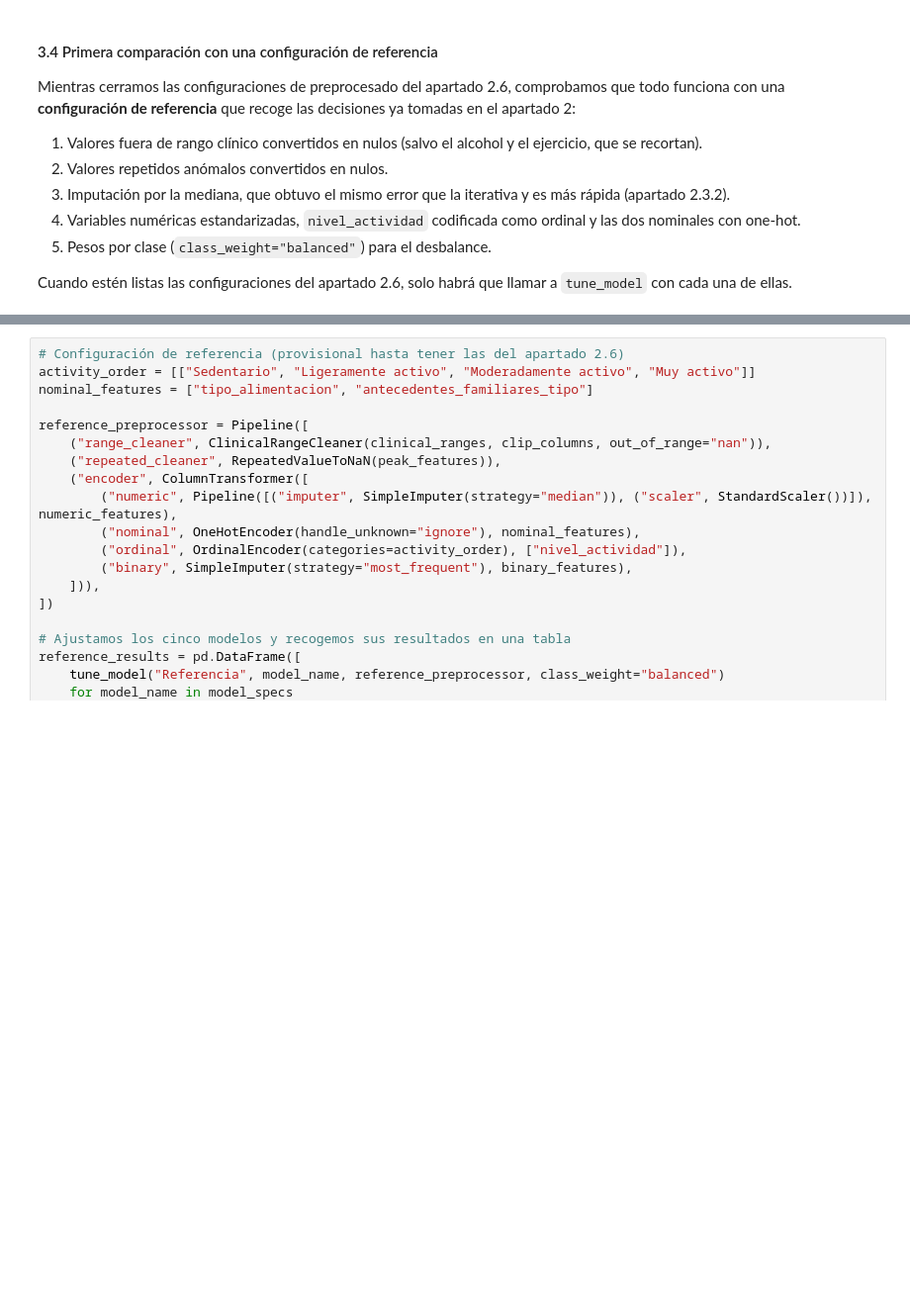
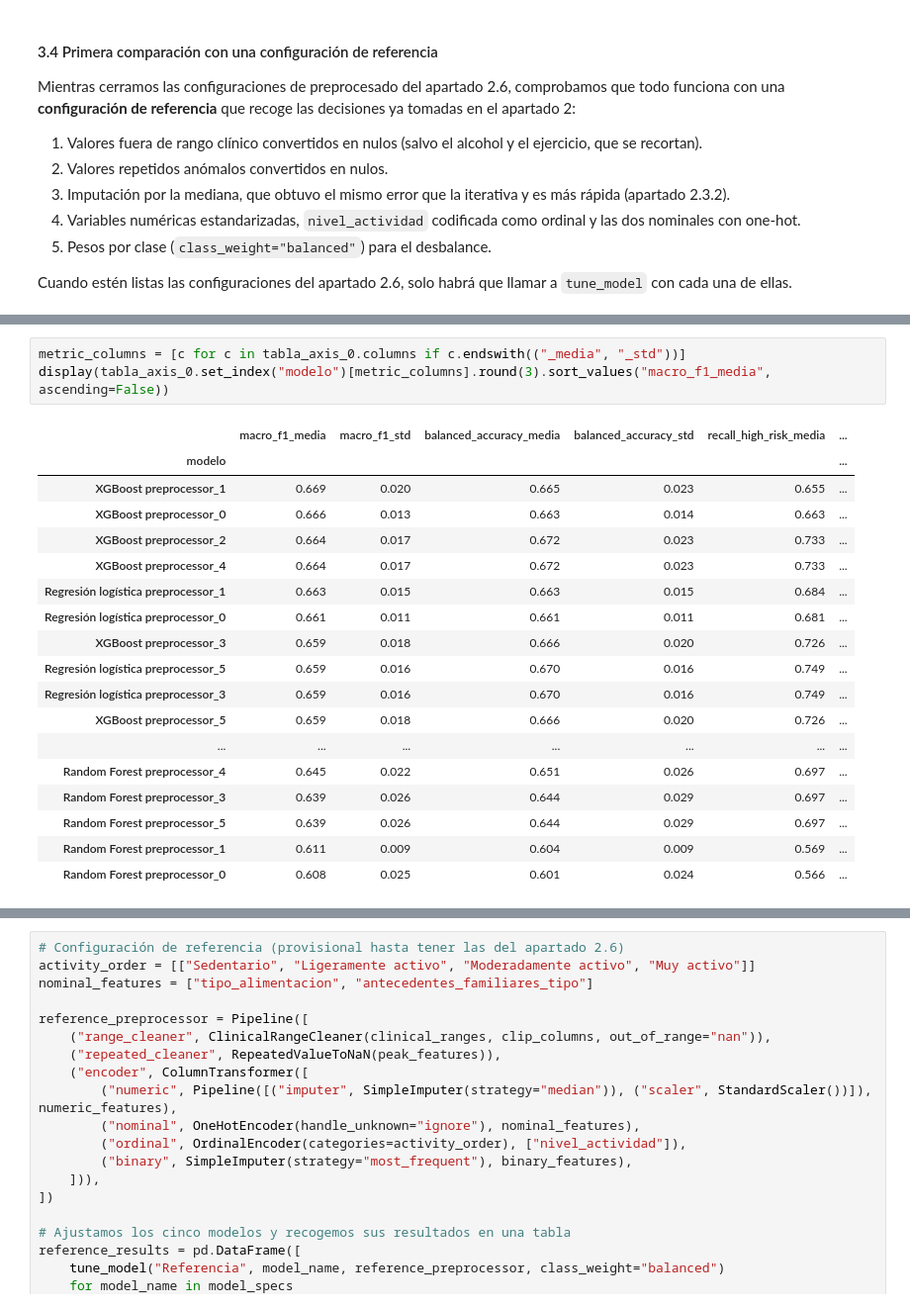
Before and after one commit to alberct96/ML-Entregable1, a Jupyter notebook: ML-Entregable1.ipynb, the cells around one changed output, grey strips where cells are left out. Shown at 99% size. Drawn from its saved outputs; the diff is of its cells as text; blank space fills up the shorter version.

```diff
--- a/ML-Entregable1.ipynb
+++ b/ML-Entregable1.ipynb
@@ -1900,0 +1986,22 @@ Cuando estén listas las configuraciones del apartado 2.6, solo habrá que llama
+# %%
+metric_columns = [c for c in tabla_axis_0.columns if c.endswith(("_media", "_std"))]
+display(tabla_axis_0.set_index("modelo")[metric_columns].round(3).sort_values("macro_f1_media", ascending=False))
+# %% [output]
+|  | macro_f1_media | macro_f1_std | balanced_accuracy_media | balanced_accuracy_std | recall_high_risk_media | ... |
+| modelo |  |  |  |  |  | ... |
+| XGBoost preprocessor_1 | 0.669 | 0.020 | 0.665 | 0.023 | 0.655 | ... |
+| XGBoost preprocessor_0 | 0.666 | 0.013 | 0.663 | 0.014 | 0.663 | ... |
+| XGBoost preprocessor_2 | 0.664 | 0.017 | 0.672 | 0.023 | 0.733 | ... |
+| XGBoost preprocessor_4 | 0.664 | 0.017 | 0.672 | 0.023 | 0.733 | ... |
+| Regresión logística preprocessor_1 | 0.663 | 0.015 | 0.663 | 0.015 | 0.684 | ... |
+| Regresión logística preprocessor_0 | 0.661 | 0.011 | 0.661 | 0.011 | 0.681 | ... |
+| XGBoost preprocessor_3 | 0.659 | 0.018 | 0.666 | 0.020 | 0.726 | ... |
+| Regresión logística preprocessor_5 | 0.659 | 0.016 | 0.670 | 0.016 | 0.749 | ... |
+| Regresión logística preprocessor_3 | 0.659 | 0.016 | 0.670 | 0.016 | 0.749 | ... |
+| XGBoost preprocessor_5 | 0.659 | 0.018 | 0.666 | 0.020 | 0.726 | ... |
+| ... | ... | ... | ... | ... | ... | ... |
+| Random Forest preprocessor_4 | 0.645 | 0.022 | 0.651 | 0.026 | 0.697 | ... |
+| Random Forest preprocessor_3 | 0.639 | 0.026 | 0.644 | 0.029 | 0.697 | ... |
+| Random Forest preprocessor_5 | 0.639 | 0.026 | 0.644 | 0.029 | 0.697 | ... |
+| Random Forest preprocessor_1 | 0.611 | 0.009 | 0.604 | 0.009 | 0.569 | ... |
+| Random Forest preprocessor_0 | 0.608 | 0.025 | 0.601 | 0.024 | 0.566 | ... |
```
Also changed, not shown: parts of 13 cells of this notebook.
